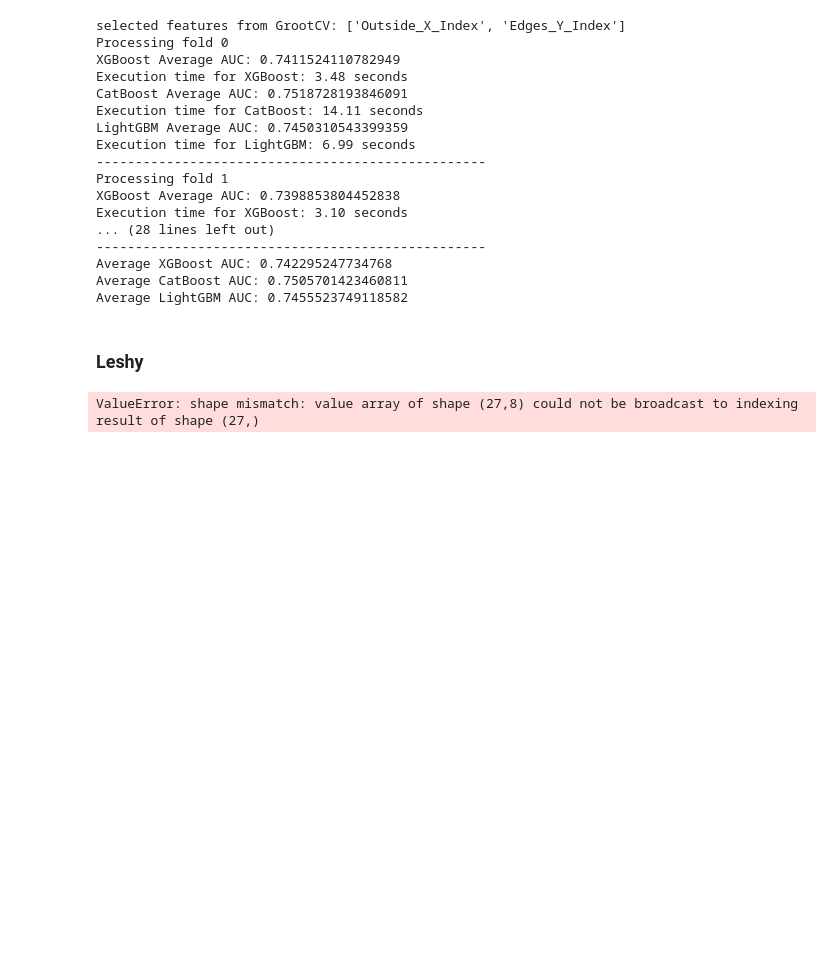
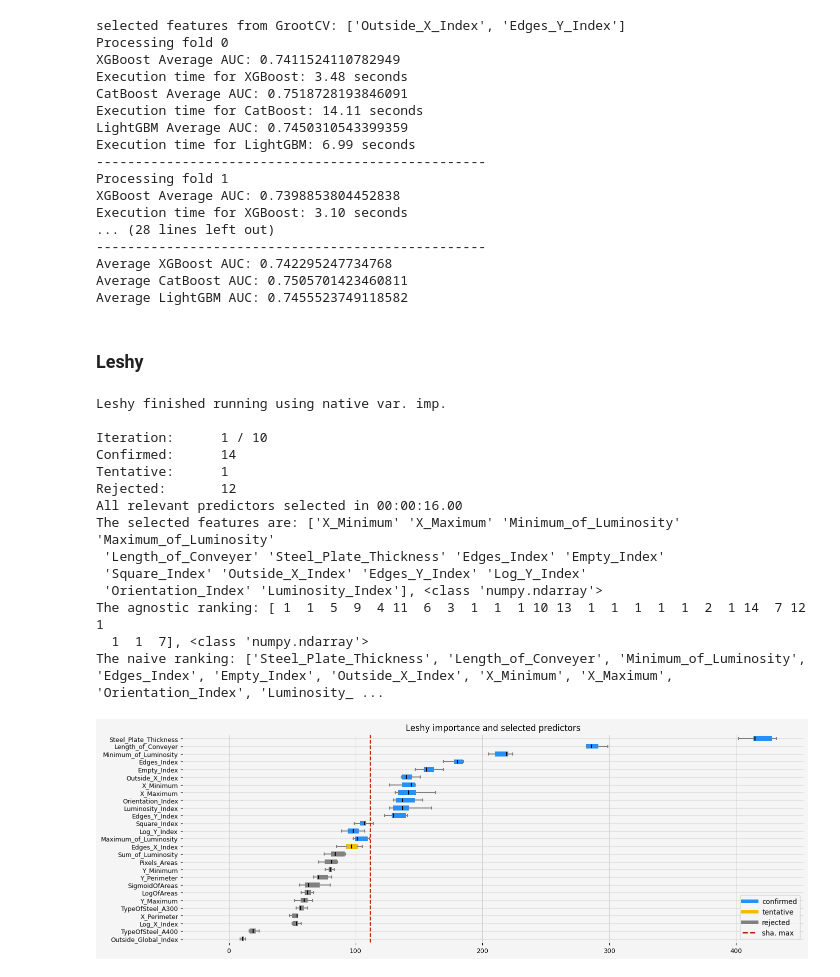
Before and after one commit to rafaPassarinho/kaggle-competitions, a Jupyter notebook: steel-plate-defect-prediction/competition-notebook.ipynb, the cells around one changed output. Cells and saved outputs as stored; diff of their text form; code cells hidden in the pictures; blank space fills up the shorter version.

Commit message:
Refactor code for steel plate defect prediction models

```diff
--- a/steel-plate-defect-prediction/competition-notebook.ipynb
+++ b/steel-plate-defect-prediction/competition-notebook.ipynb
@@ -312,28 +312,40 @@ Average LightGBM AUC: 0.7455523749118582
 # %%
 import lightgbm as lgb
 import pandas as pd
 import arfs.feature_selection as arfsfs
 import arfs.feature_selection.allrelevant as arfsgroot
 import matplotlib.pyplot as plt
-from xgboost import XGBClassifier
 from arfs.benchmark import highlight_tick, compare_varimp, sklearn_pimp_bench
 
 df = pd.read_csv('input/train_folds.csv')
 X = df.drop(['target', 'kfold'], axis=1)
 y = df['target']
-SEED = 42
 
-model = XGBClassifier(random_state=SEED, device='gpu')
-feat_selector = arfsgroot.Leshy(model, verbose=1)
+model = lgb.LGBMClassifier(random_state=42, verbose=-1)
+feat_selector = arfsgroot.Leshy(model, n_estimators=20, verbose=1, max_iter=10, random_state=42, importance="native")
 feat_selector.fit(X, y, sample_weight=None)
 print(f'The selected features are: {feat_selector.selected_features_}, {type(feat_selector.selected_features_)}')
 print(f'The agnostic ranking: {feat_selector.ranking_}, {type(feat_selector.ranking_)}')
 print(f'The naive ranking: {feat_selector.ranking_absolutes_}, {type(feat_selector.ranking_absolutes_)}')
 fig = feat_selector.plot_importance(n_feat_per_inch=5)
 
 # highlight synthetic random variable
 fig = highlight_tick(figure=fig, str_match="random")
 fig = highlight_tick(figure=fig, str_match="genuine", color="green")
 plt.show()
 # %% [output]
-ValueError: shape mismatch: value array of shape (27,8) could not be broadcast to indexing result of shape (27,)
+Leshy finished running using native var. imp.
+
+Iteration:      1 / 10
+Confirmed:      14
+Tentative:      1
+Rejected:       12
+All relevant predictors selected in 00:00:16.00
+The selected features are: ['X_Minimum' 'X_Maximum' 'Minimum_of_Luminosity' 'Maximum_of_Luminosity'
+ 'Length_of_Conveyer' 'Steel_Plate_Thickness' 'Edges_Index' 'Empty_Index'
+ 'Square_Index' 'Outside_X_Index' 'Edges_Y_Index' 'Log_Y_Index'
+ 'Orientation_Index' 'Luminosity_Index'], <class 'numpy.ndarray'>
+The agnostic ranking: [ 1  1  5  9  4 11  6  3  1  1  1 10 13  1  1  1  1  1  2  1 14  7 12  1
+  1  1  7], <class 'numpy.ndarray'>
+The naive ranking: ['Steel_Plate_Thickness', 'Length_of_Conveyer', 'Minimum_of_Luminosity', 'Edges_Index', 'Empty_Index', 'Outside_X_Index', 'X_Minimum', 'X_Maximum', 'Orientation_Index', 'Luminosity_ ...
+[figure, added]
```
Also changed, not shown: parts of 19 cells of this notebook.
